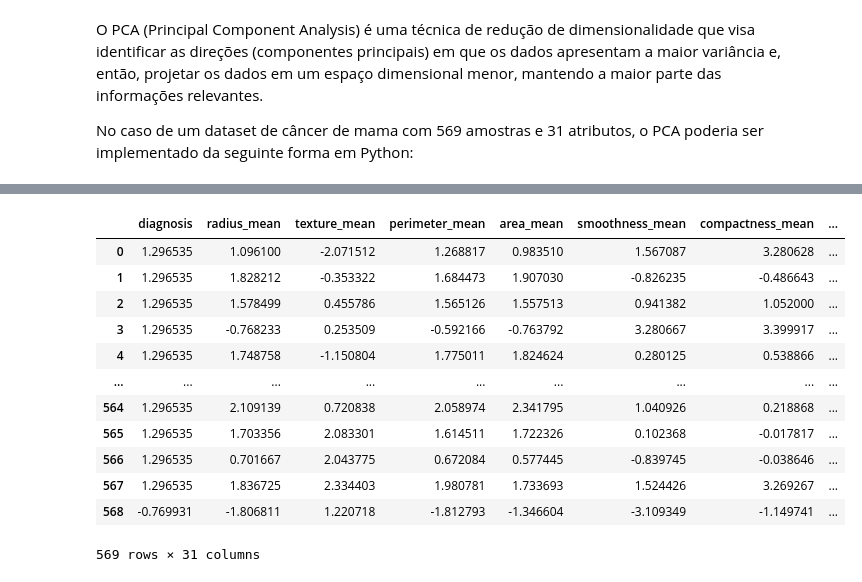
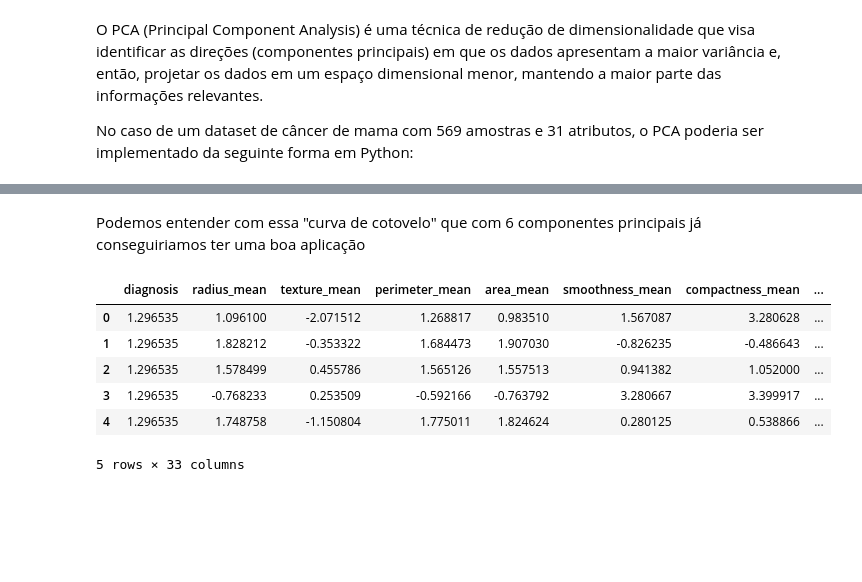
Before and after one commit to Gus-1003/DataScience, a Jupyter notebook: Análise_Dataset_Câncer-de-Mama/Analise_Dataset_Cancer_de_Mama.ipynb, the cells around one changed output, grey strips where cells are left out. Cells and saved outputs as stored; diff of their text form; code cells hidden in the pictures; blank space fills up the shorter version.

```diff
--- a/Análise_Dataset_Câncer-de-Mama/Analise_Dataset_Cancer_de_Mama.ipynb
+++ b/Análise_Dataset_Câncer-de-Mama/Analise_Dataset_Cancer_de_Mama.ipynb
@@ -437,0 +423,3 @@ Analise da coluna fractal_dimension_worst: 4.27853872670188e-06
+# %%
+pca = PCA(n_components=2)
+pca
@@ -437,0 +428,3 @@ Analise da coluna fractal_dimension_worst: 4.27853872670188e-06
+# %%
+# Aplicar o PCA nos dados normalizados
+pca.fit(x)
@@ -437,0 +477,2 @@ Analise da coluna fractal_dimension_worst: 4.27853872670188e-06
+# %% [markdown]
+Podemos entender com essa "curva de cotovelo" que com 6 componentes principais já conseguiriamos ter uma boa aplicação
@@ -438,16 +481,16 @@ Analise da coluna fractal_dimension_worst: 4.27853872670188e-06
+# %%
+pca1 = pca.transform(x)[:,0]
+pca2 = pca.transform(x)[:,1]
+# %%
+casos_normais["PCA1"] = pca1
+casos_normais["PCA2"] = pca2
 # %%
-casos_normais
+casos_normais.head()
 # %% [output]
 |  | diagnosis | radius_mean | texture_mean | perimeter_mean | area_mean | smoothness_mean | compactness_mean | ... |
 | 0 | 1.296535 | 1.096100 | -2.071512 | 1.268817 | 0.983510 | 1.567087 | 3.280628 | ... |
 | 1 | 1.296535 | 1.828212 | -0.353322 | 1.684473 | 1.907030 | -0.826235 | -0.486643 | ... |
 | 2 | 1.296535 | 1.578499 | 0.455786 | 1.565126 | 1.557513 | 0.941382 | 1.052000 | ... |
 | 3 | 1.296535 | -0.768233 | 0.253509 | -0.592166 | -0.763792 | 3.280667 | 3.399917 | ... |
 | 4 | 1.296535 | 1.748758 | -1.150804 | 1.775011 | 1.824624 | 0.280125 | 0.538866 | ... |
-| ... | ... | ... | ... | ... | ... | ... | ... | ... |
-| 564 | 1.296535 | 2.109139 | 0.720838 | 2.058974 | 2.341795 | 1.040926 | 0.218868 | ... |
-| 565 | 1.296535 | 1.703356 | 2.083301 | 1.614511 | 1.722326 | 0.102368 | -0.017817 | ... |
-| 566 | 1.296535 | 0.701667 | 2.043775 | 0.672084 | 0.577445 | -0.839745 | -0.038646 | ... |
-| 567 | 1.296535 | 1.836725 | 2.334403 | 1.980781 | 1.733693 | 1.524426 | 3.269267 | ... |
-| 568 | -0.769931 | -1.806811 | 1.220718 | -1.812793 | -1.346604 | -3.109349 | -1.149741 | ... |
-569 rows × 31 columns
+5 rows × 33 columns
```
Also changed, not shown: parts of 18 cells of this notebook.
